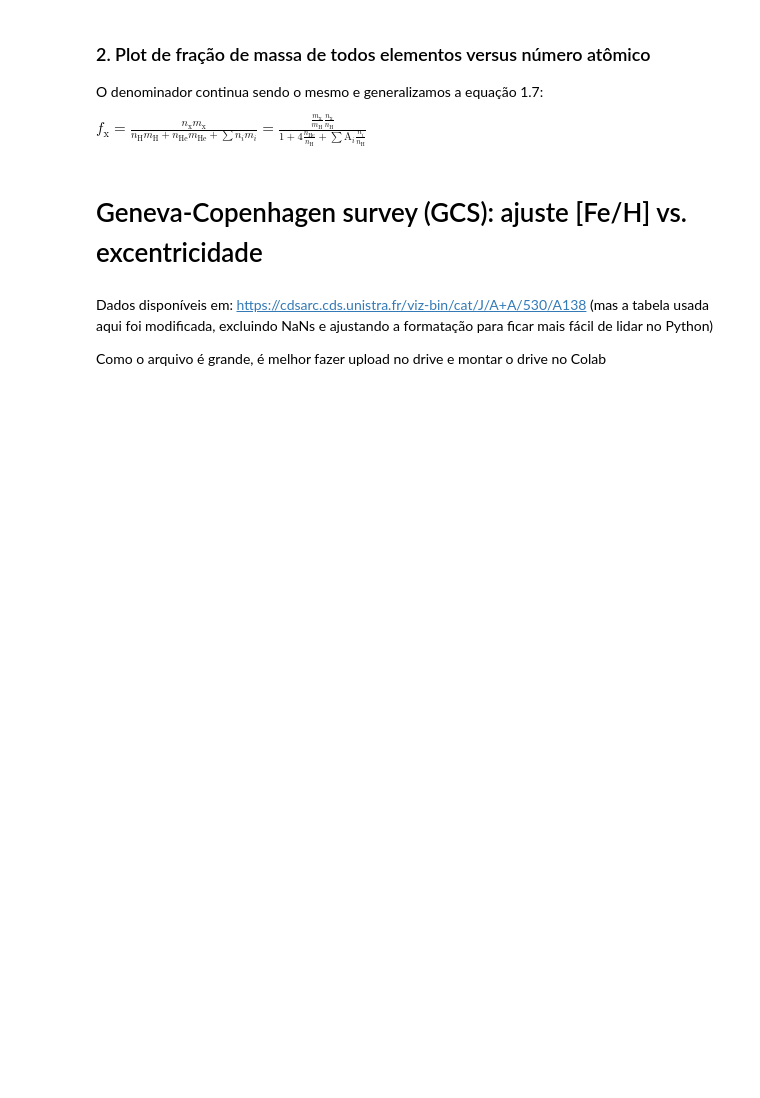
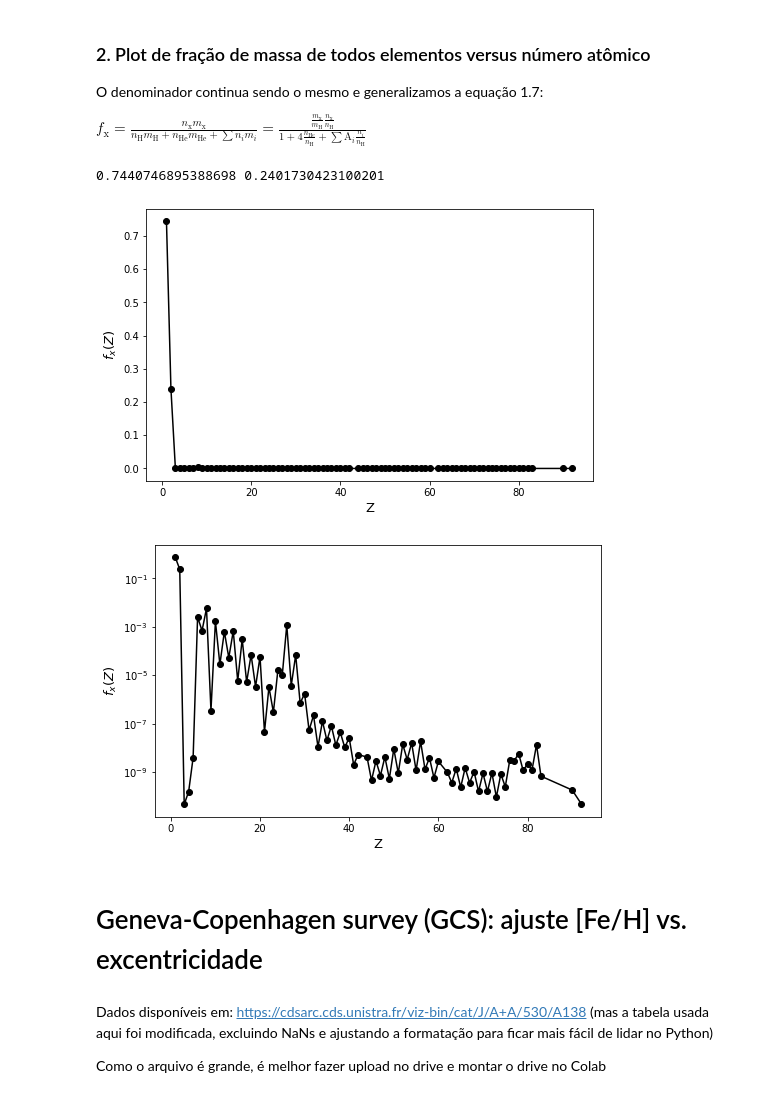
Before and after one commit to migueldeloreto/evolucao-quimica, a Jupyter notebook: atividade1/tarefa_1_evolucao.ipynb, the cells around one changed output. Drawn from its saved outputs; the diff is of its cells as text; code cells hidden in the pictures; blank space fills up the shorter version.

```diff
--- a/atividade1/tarefa_1_evolucao.ipynb
+++ b/atividade1/tarefa_1_evolucao.ipynb
@@ -165,15 +167,27 @@ $f_\text{x} = \frac{n_\text{x}m_\text{x}}{n_\text{H}m_\text{H}+n_\text{He}m_\tex
 # %%
 n_x_h = 1e-12 * 10**eps
 a_x_h= a/a[0]
 f_x= (a_x_h*n_x_h)/denom
 
 print(f_x[0], f_x[1])
 
 plt.figure(figsize=(8,5))
 plt.plot(z, f_x, marker='o', linestyle='-', color='k')
 plt.xlabel('Z', fontsize=13)
 plt.ylabel(r'$f_x(Z)$', fontsize=13)
 plt.show()
+
+
+plt.figure(figsize=(8,5))
+plt.plot(z, f_x, marker='o', linestyle='-', color='k')
+plt.xlabel('Z', fontsize=13)
+plt.ylabel(r'$f_x(Z)$', fontsize=13)
+plt.yscale('log')
+plt.show()
+# %% [output]
+0.7440746895388698 0.2401730423100201
+[figure, added]
+[figure, added]
 # %% [markdown]
 # Geneva-Copenhagen survey (GCS): ajuste [Fe/H] vs. excentricidade
 # %% [markdown]
```
Also changed, not shown: parts of 11 cells of this notebook, 5 other files.
